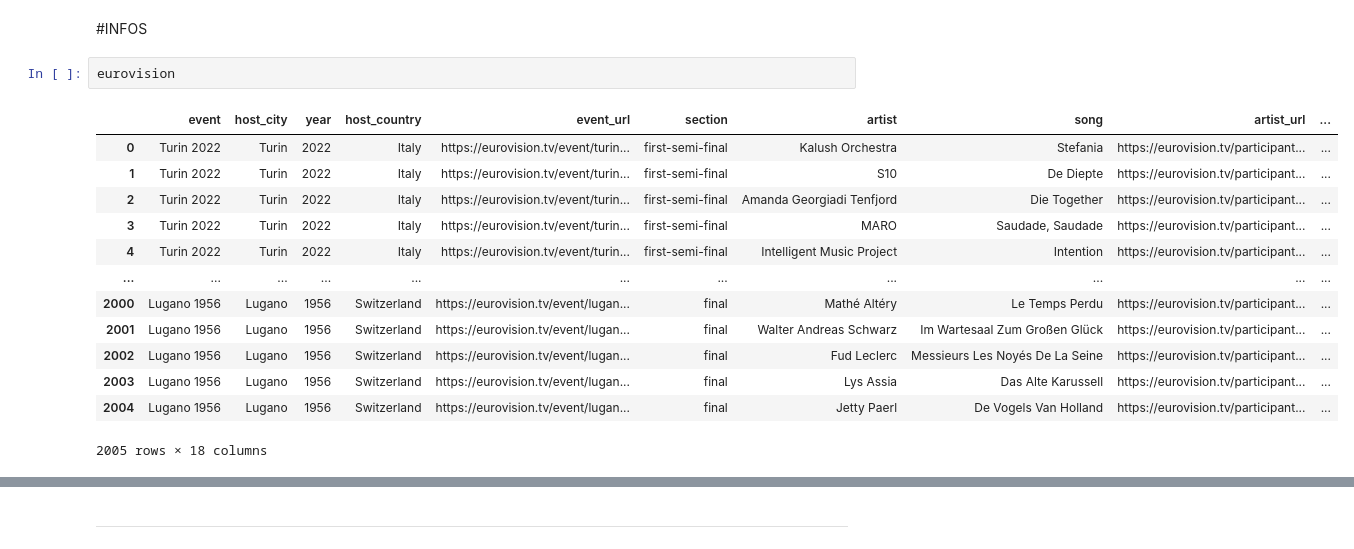
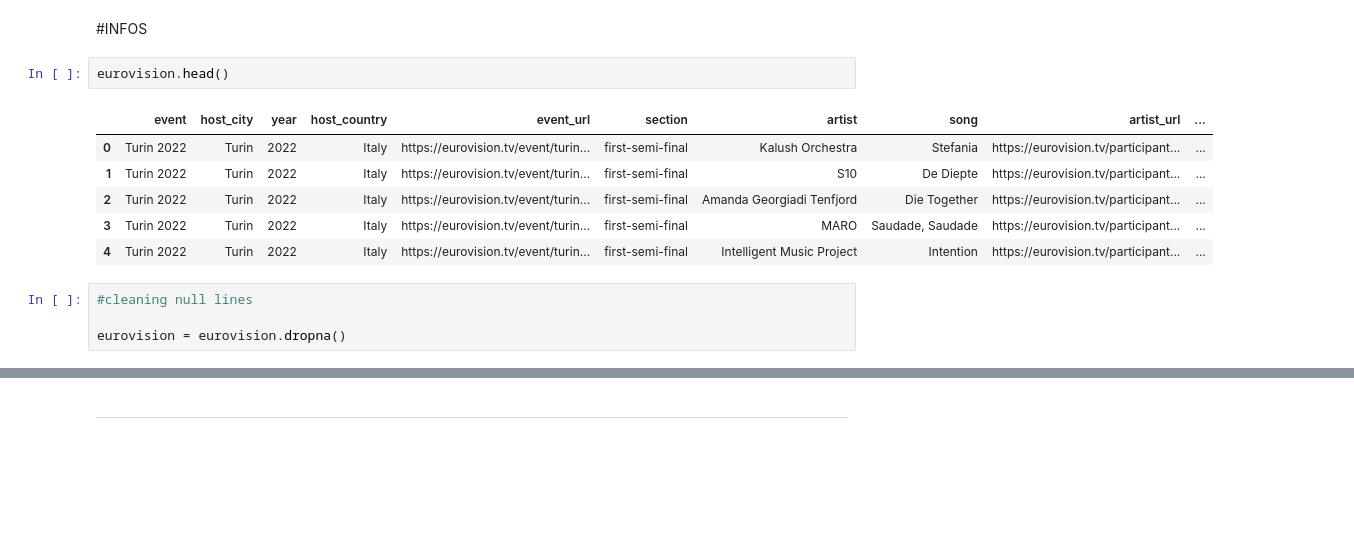
Before and after one commit to sedataskan/eurovision, a Jupyter notebook: eurovision.ipynb, the cells around one changed output, grey strips where cells are left out. Saved outputs shown, nothing was run; the diff lists cells and outputs as text; blank space fills up the shorter version.

```diff
--- a/eurovision.ipynb
+++ b/eurovision.ipynb
@@ -42,21 +42,18 @@ vote = pd.read_csv('./datasets/voteToFrom.csv')
 # %% [markdown]
 #INFOS
 # %%
-eurovision
+eurovision.head()
 # %% [output]
 |  | event | host_city | year | host_country | event_url | section | artist | song | artist_url | ... |
 | 0 | Turin 2022 | Turin | 2022 | Italy | https://eurovision.tv/event/turin... | first-semi-final | Kalush Orchestra | Stefania | https://eurovision.tv/participant... | ... |
 | 1 | Turin 2022 | Turin | 2022 | Italy | https://eurovision.tv/event/turin... | first-semi-final | S10 | De Diepte | https://eurovision.tv/participant... | ... |
 | 2 | Turin 2022 | Turin | 2022 | Italy | https://eurovision.tv/event/turin... | first-semi-final | Amanda Georgiadi Tenfjord | Die Together | https://eurovision.tv/participant... | ... |
 | 3 | Turin 2022 | Turin | 2022 | Italy | https://eurovision.tv/event/turin... | first-semi-final | MARO | Saudade, Saudade | https://eurovision.tv/participant... | ... |
 | 4 | Turin 2022 | Turin | 2022 | Italy | https://eurovision.tv/event/turin... | first-semi-final | Intelligent Music Project | Intention | https://eurovision.tv/participant... | ... |
-| ... | ... | ... | ... | ... | ... | ... | ... | ... | ... | ... |
-| 2000 | Lugano 1956 | Lugano | 1956 | Switzerland | https://eurovision.tv/event/lugan... | final | Mathé Altéry | Le Temps Perdu | https://eurovision.tv/participant... | ... |
-| 2001 | Lugano 1956 | Lugano | 1956 | Switzerland | https://eurovision.tv/event/lugan... | final | Walter Andreas Schwarz | Im Wartesaal Zum Großen Glück | https://eurovision.tv/participant... | ... |
-| 2002 | Lugano 1956 | Lugano | 1956 | Switzerland | https://eurovision.tv/event/lugan... | final | Fud Leclerc | Messieurs Les Noyés De La Seine | https://eurovision.tv/participant... | ... |
-| 2003 | Lugano 1956 | Lugano | 1956 | Switzerland | https://eurovision.tv/event/lugan... | final | Lys Assia | Das Alte Karussell | https://eurovision.tv/participant... | ... |
-| 2004 | Lugano 1956 | Lugano | 1956 | Switzerland | https://eurovision.tv/event/lugan... | final | Jetty Paerl | De Vogels Van Holland | https://eurovision.tv/participant... | ... |
-2005 rows × 18 columns
+# %%
+#cleaning null lines
+
+eurovision = eurovision.dropna()
 # %%
 #First Eurovision
 
```
Also changed, not shown: parts of 20 cells of this notebook.
